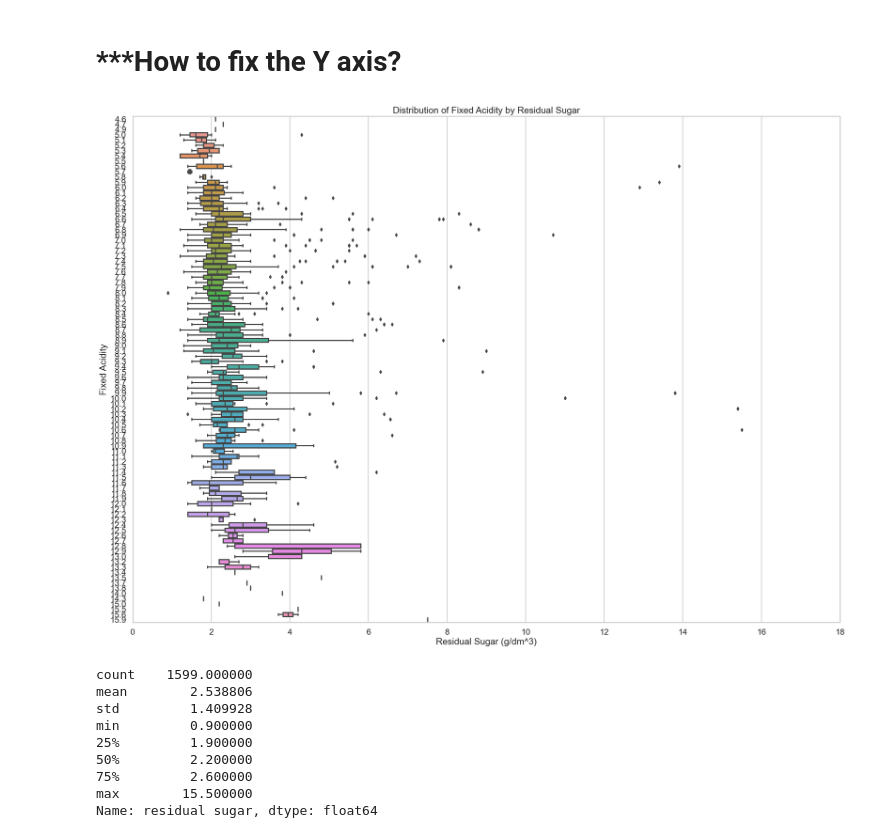
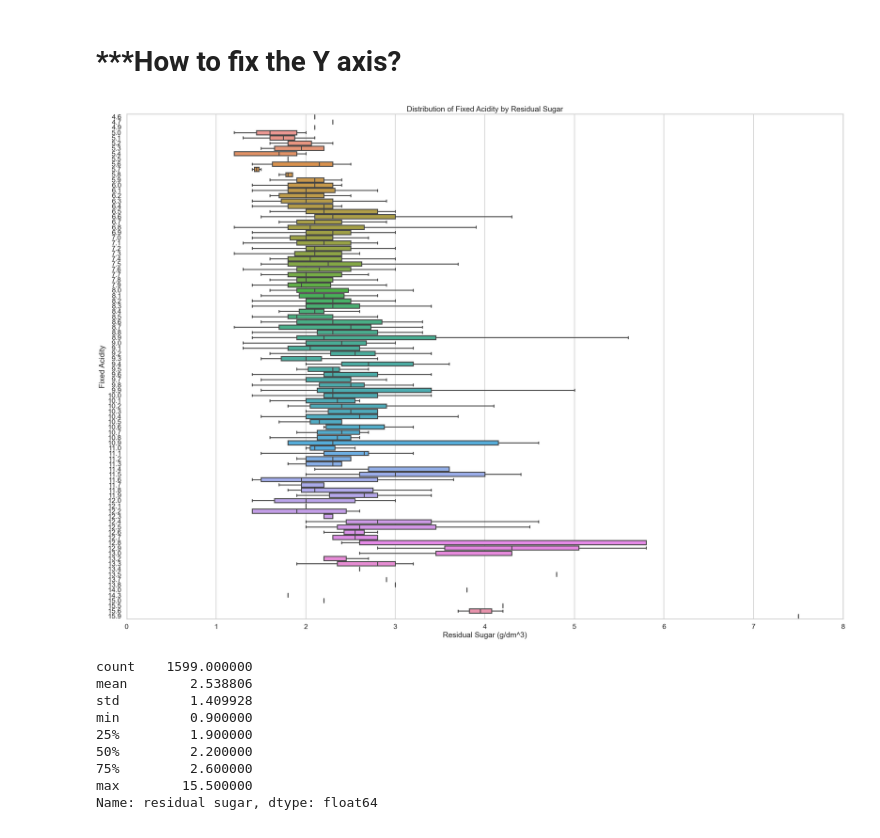
Before and after one commit to sfdatade/blueberry_winerys_project, a Jupyter notebook: BlueBerry_Winery_Project.ipynb, the cells around one changed output. Drawn from its saved outputs; the diff is of its cells as text; code cells hidden in the pictures.

```diff
--- a/BlueBerry_Winery_Project.ipynb
+++ b/BlueBerry_Winery_Project.ipynb
@@ -475,16 +477,17 @@ plt.show()
 # %%
 sns.set_style('whitegrid')
 fig, ax = plt.subplots(figsize=(25, 18))
 ax.set_ylim(0, 18)
-ax.set_xlim(0, 18)
+ax.set_xlim(0, 8)
 wine = pd.concat([red_wine], axis=0)
-sns.boxplot(x='residual sugar', y='fixed acidity', data=wine, orient='h')
+sns.boxplot(x='residual sugar', y='fixed acidity', data=wine, orient='h', showfliers=False)
 plt.title('Distribution of Fixed Acidity by Residual Sugar')
 plt.xlabel('Residual Sugar (g/dm^3)')
 plt.ylabel('Fixed Acidity')
+plt.tight_layout()
 plt.show()
 # %% [output]
-[figure, old version]
+[figure, new version]
 # %%
 red_wine.describe()['residual sugar']
 # %% [output]
```
Also changed, not shown: parts of 7 cells of this notebook.
